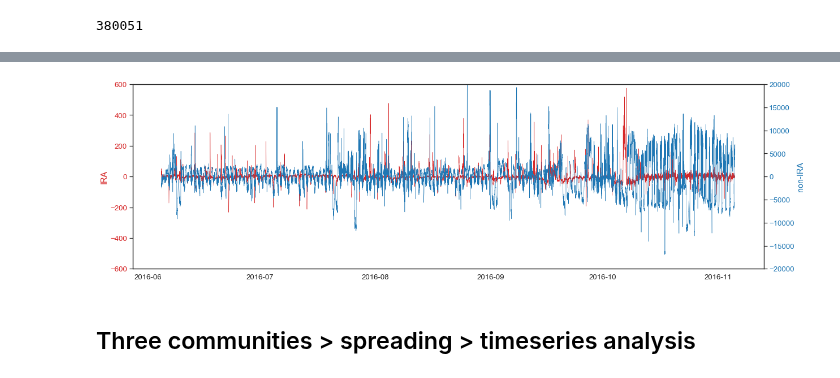
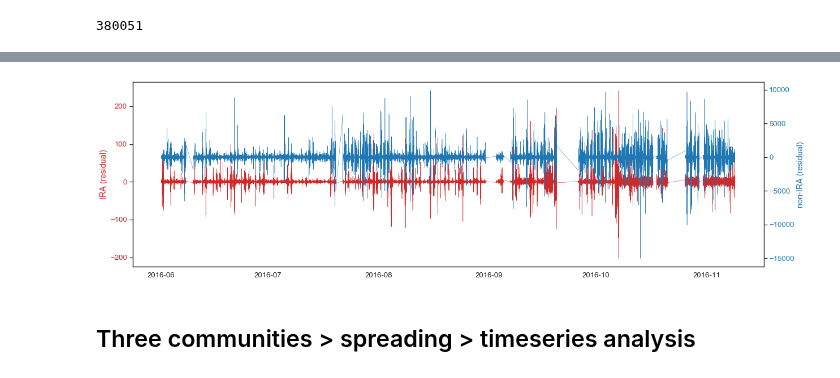
Before and after one commit to kayzhou/fake_news_during_election, a Jupyter notebook: interaction_with_IRA.ipynb, the cells around one changed output, grey strips where cells are left out. Saved outputs shown, nothing was run; the diff lists cells and outputs as text; code cells hidden in the pictures.

```diff
--- a/interaction_with_IRA.ipynb
+++ b/interaction_with_IRA.ipynb
@@ -1955,3 +2059,16 @@ non_ts = non_ts[(non_ts.index >= "2016-06-01") & (non_ts.index <= "2016-11-09")]
+# %%
+from datetime import datetime
+
+should_remove_15Min = []
+
+for _d in should_remove:
+    # print(type(_d))
+    # print(pd.date_range(start=_d, periods=4 * 24, freq="15Min"))
+    for _dt in pd.date_range(start=datetime.fromtimestamp(_d.timestamp()), periods=4 * 24, freq="15Min"):
+        should_remove_15Min.append(pd.to_datetime(_dt))
+# %%
+non_ts = non_ts[~non_ts.index.isin(should_remove_15Min)]
+ts = ts[~ts.index.isin(should_remove_15Min)]
 # %%
 sns.set(style="white", font_scale=1.2)
 fig, ax1 = plt.subplots(figsize=(20, 6))
@@ -1971,27 +2088,26 @@ ax2.tick_params(axis='y', labelcolor=color)
 # %%
 from statsmodels.tsa.seasonal import seasonal_decompose
-non_result = seasonal_decompose(non_ts, model='additive', freq=4 * 24 * 7)
-# print(result.trend)
-# print(result.seasonal)
-# print(result.resid)
-# print(result.observed)
+result = seasonal_decompose(ts, freq=4)
+non_result = seasonal_decompose(non_ts, freq=4)
+# print(non_result.trend)
+# print(non_result.seasonal)
+# print(non_result.resid)
+# print(non_result.observed)
-# %%
-result = seasonal_decompose(ts, model='additive', freq=4 * 24 * 7)
 # %%
 sns.set(style="white", font_scale=1.2)
 fig, ax1 = plt.subplots(figsize=(20, 6))
 color = 'tab:red'
-ax1.set_ylabel('IRA', color=color)  # we already handled the x-label with ax1
-ax1.set_ylim((-600, 600))
+ax1.set_ylabel('IRA (residual)', color=color)  # we already handled the x-label with ax1
+# ax1.set_ylim((-600, 600))
 ax1.plot(result.resid, color=color, lw=0.5)
 ax1.tick_params(axis='y', labelcolor=color)
 
 ax2 = ax1.twinx()  # instantiate a second axes that shares the same x-axis
 
 color = 'tab:blue'
-ax2.set_ylabel('non-IRA', color=color)  # we already handled the x-label with ax1
-ax2.set_ylim((-20000, 20000))
+ax2.set_ylabel('non-IRA (residual)', color=color)  # we already handled the x-label with ax1
+# ax2.set_ylim((-20000, 20000))
 ax2.plot(non_result.resid, color=color, lw=0.5)
 ax2.tick_params(axis='y', labelcolor=color)
 # %% [output]
-[figure, old version]
+[figure, new version]
```
Also changed, not shown: parts of 40 cells of this notebook, 5 other files.
